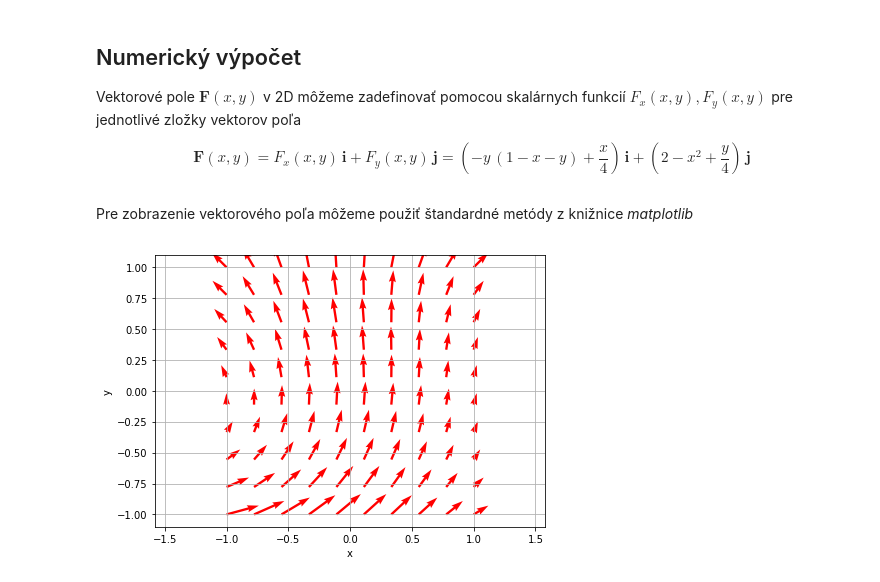
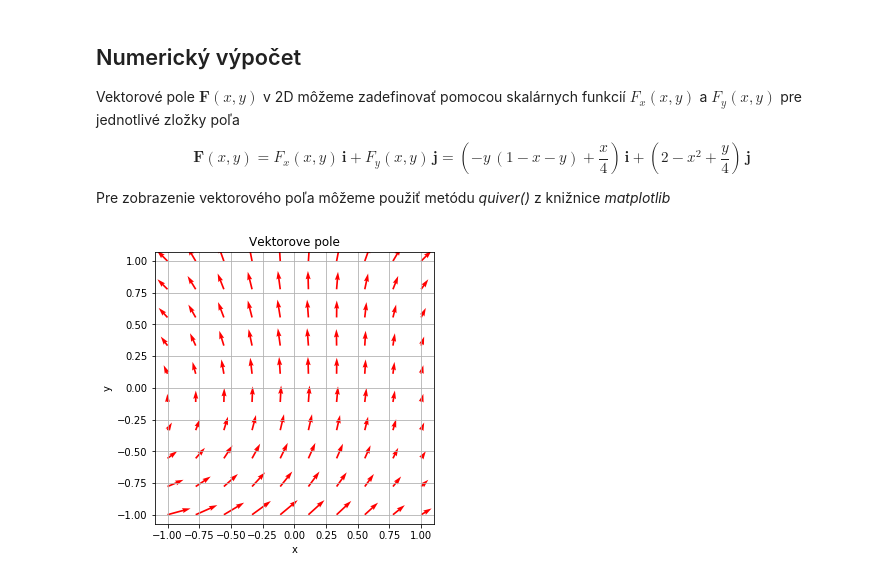
Before and after one commit to pfabo/notebook-fdtd, a Jupyter notebook: 003_vektorove_pole.ipynb, the cells around one changed output. Cells and saved outputs as stored; diff of their text form; code cells hidden in the pictures.

```diff
--- a/003_vektorove_pole.ipynb
+++ b/003_vektorove_pole.ipynb
@@ -13,33 +17,35 @@ V 3D priestore je vektorové pole definované ako
 # %% [markdown]
 ## Numerický výpočet
 
-Vektorové pole $\mathbf{F}(x,y)$ v 2D môžeme zadefinovať pomocou skalárnych funkcií $F_x(x,y), F_y(x,y)$ pre jednotlivé zložky vektorov poľa
+Vektorové pole $\mathbf{F}(x,y)$ v 2D môžeme zadefinovať pomocou skalárnych funkcií $F_x(x,y)$ a $F_y(x,y)$ pre jednotlivé zložky poľa
 
 \begin{equation*}
 \mathbf{F}(x,y) =  F_x(x,y) \, \mathbf{i} +  F_y(x,y) \, \mathbf{j} =  \left( -y \, (1-x-y)+ \frac{x}{4} \right) \, \mathbf{i}  +  \left(2 -x^2 + \frac{y}{4} \right) \, \mathbf{j}
 \end{equation*}
+
+<!-- MEDSKIP -->
+Pre zobrazenie vektorového poľa môžeme použiť metódu *quiver()* z knižnice *matplotlib*
+<!-- MEDSKIP -->
 # %%
 %reset -f
 %matplotlib inline
-
 import numpy as np
 import matplotlib.pyplot as plt
 
 dx = np.linspace(-1.0, 1.0, 10)             # rozsahy suradnic
 dy = np.linspace(-1.0, 1.0, 10)
 x, y = np.meshgrid(dx, dy)                  # definicny obor vektoroveho pola
 
 [Fx, Fy] = [ -y*(1-x-y)+ x/4, 2-x**2+y/4 ]  # zlozky vektoroveho pola
+
+fig = plt.figure(figsize=(5, 5))
+ax = fig.add_subplot(111)
+ax.quiver(dx, dy, Fx, Fy, color='r')
+plt.xlabel('x')
+plt.ylabel('y')
+plt.axis('equal')
+plt.title('Vektorove pole')
+plt.grid()
+plt.show()
+# %% [output]
+[figure, added]
-# %% [markdown]
-Pre zobrazenie vektorového poľa môžeme použiť štandardné metódy z knižnice *matplotlib*
-# %%
-fig = plt.figure(figsize=(7, 5))
-ax = fig.add_subplot(111)
-ax.quiver(dx, dy, Fx, Fy, color='r')
-plt.xlabel('x')
-plt.ylabel('y')
-plt.axis('equal')
-plt.grid()
-plt.show()
-# %% [output]
-[figure, removed]
```
Also changed, not shown: parts of 2 cells of this notebook, 11 other files.
